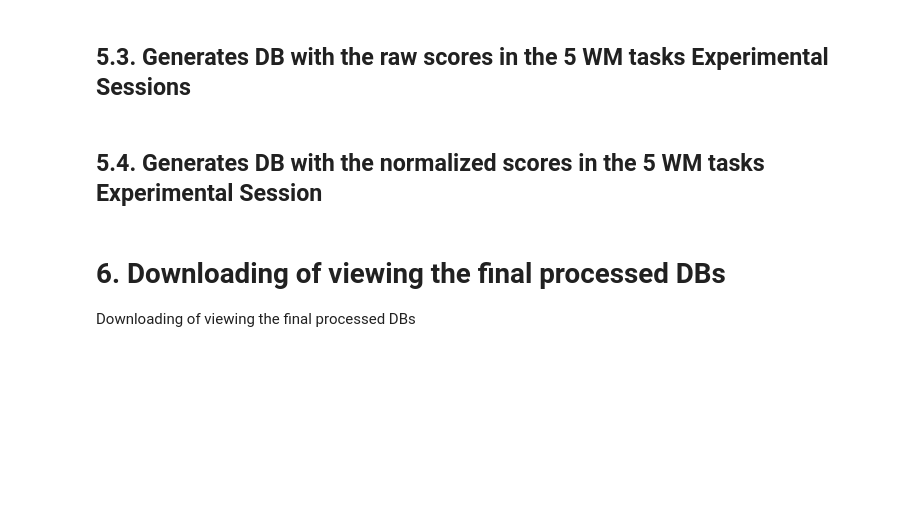
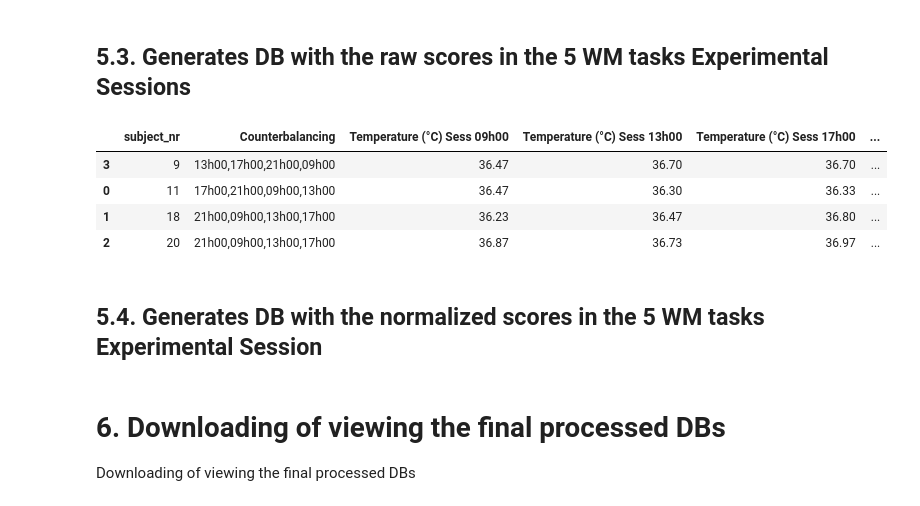
Before and after one commit to FabioATMonteiro92/DataCleaning-Processing, a Jupyter notebook: notebook/01_data_processing_script.ipynb, the cells around one changed output. Cells and saved outputs as stored; diff of their text form; code cells hidden in the pictures; blank space fills up the shorter version.

```diff
--- a/notebook/01_data_processing_script.ipynb
+++ b/notebook/01_data_processing_script.ipynb
@@ -2482,8 +2566,9 @@ df_raw_scores = pd.DataFrame()
 subj_nr = df_total_part["subject_nr"].unique()
 df_raw_scores.insert(0,'subject_nr',subj_nr)
 ########################################################################################################
-
-Temperature = pd.read_excel(r'C:\Users\fabio\OneDrive\Área de Trabalho\RPubs\Article 3\Temperature\Body_Temperature_Collection.xlsx',sheet_name='TempExperimental')
+PROJ_ROOT = Path("..").resolve()
+excel_part_data_path = PROJ_ROOT / "Temperature" / "Body_Temperature_Collection.xlsx"
+Temperature = pd.read_excel(excel_part_data_path,sheet_name='TempExperimental')
 Temperature.drop(columns="Subject ID", inplace=True)
 
 df_raw_scores["Temperature (°C) Sess 09h00"] = list(Temperature["Temperature (°C) Sess 09h00"])
@@ -2683,33 +2768,39 @@ RawOS4 = list(df_Operation_Span_4.groupby(['subject_nr'], sort=True)['score_oper
 df_raw_scores["Operation Span Session 21h00"] = RawOS4
 
 list_counterbalancing = []
 for i in range(0,len(df_raw_scores)):
     if 1 <= df_raw_scores.loc[i,'subject_nr'] <= 5 or df_raw_scores.loc[i,'subject_nr'] == 21 or df_raw_scores.loc[i,'subject_nr'] == 25:
         aaa = '09h00,13h00,17h00,21h00'
         list_counterbalancing.append(aaa)
     elif 6 <= df_raw_scores.loc[i,'subject_nr'] <= 10 or df_raw_scores.loc[i,'subject_nr'] == 22 or df_raw_scores.loc[i,'subject_nr'] == 26:
         aaa = '13h00,17h00,21h00,09h00'
         list_counterbalancing.append(aaa)
     elif 11 <= df_raw_scores.loc[i,'subject_nr'] <= 15 or df_raw_scores.loc[i,'subject_nr'] == 23  or df_raw_scores.loc[i,'subject_nr'] == 27:
         aaa = '17h00,21h00,09h00,13h00'
         list_counterbalancing.append(aaa)
     elif 16 <= df_raw_scores.loc[i,'subject_nr'] <= 20 or df_raw_scores.loc[i,'subject_nr'] == 24  or df_raw_scores.loc[i,'subject_nr'] == 28:
         aaa = '21h00,09h00,13h00,17h00'
         list_counterbalancing.append(aaa)
 
 df_raw_scores.insert(1, 'Counterbalancing', list_counterbalancing)
 df_raw_scores = df_raw_scores.astype({
     col: 'int'
     for col in df_raw_scores.columns
     if col not in ['subject_nr', 'Counterbalancing','Temperature (°C) Sess 09h00','Temperature (°C) Sess 13h00','Temperature (°C) Sess 17h00',
                    'Temperature (°C) Sess 21h00']
 })
 
 df_raw_scores_exper = df_raw_scores.sort_values(by="subject_nr")
 df_raw_scores_exper
 
 pd.set_option("display.max_columns",None)
 df_raw_scores_exper
+# %% [output]
+|  | subject_nr | Counterbalancing | Temperature (°C) Sess 09h00 | Temperature (°C) Sess 13h00 | Temperature (°C) Sess 17h00 | ... |
+| 3 | 9 | 13h00,17h00,21h00,09h00 | 36.47 | 36.70 | 36.70 | ... |
+| 0 | 11 | 17h00,21h00,09h00,13h00 | 36.47 | 36.30 | 36.33 | ... |
+| 1 | 18 | 21h00,09h00,13h00,17h00 | 36.23 | 36.47 | 36.80 | ... |
+| 2 | 20 | 21h00,09h00,13h00,17h00 | 36.87 | 36.73 | 36.97 | ... |
 # %% [markdown]
 ## 5.4. Generates DB with the normalized scores in the 5 WM tasks Experimental Session
 # %%
```
Also changed, not shown: parts of 5 cells of this notebook.
